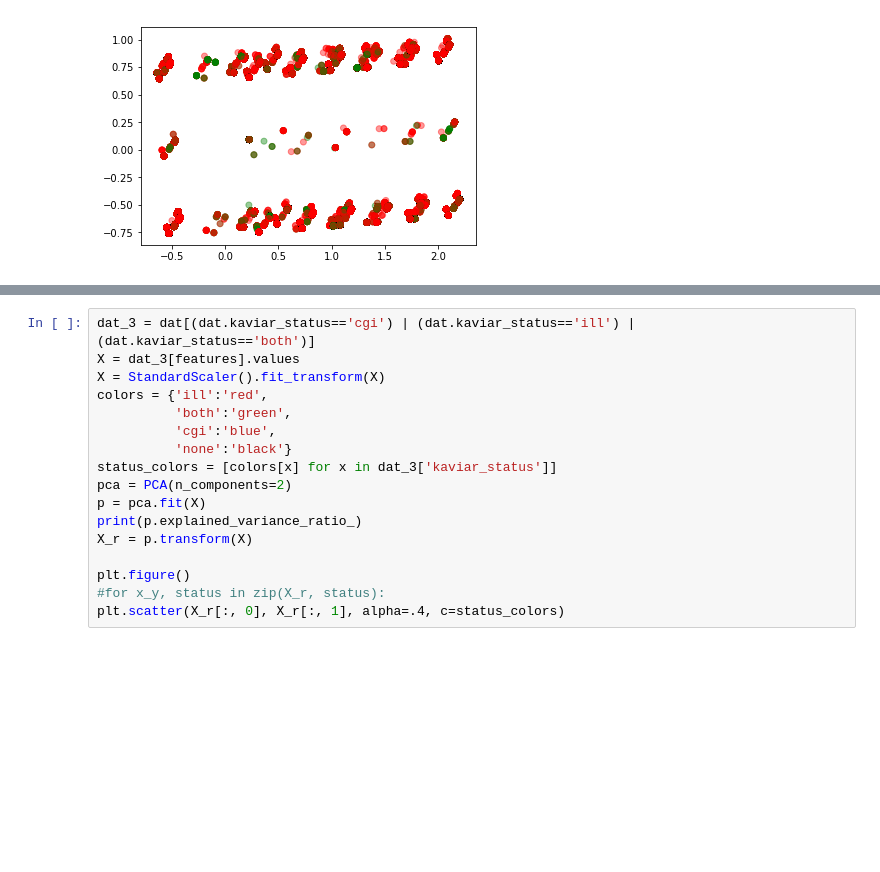
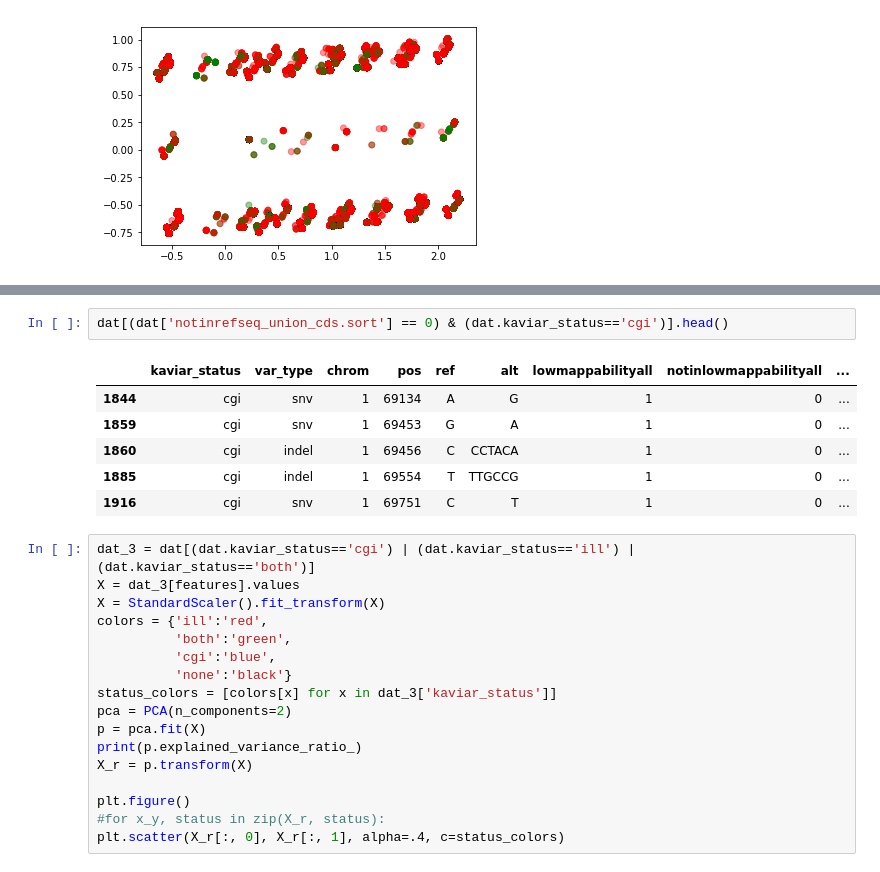
Before and after one commit to bmennis/explore-cgi, a Jupyter notebook: notebooks/kaviar-pca.ipynb, the cells around one changed output, grey strips where cells are left out. Cells and saved outputs as stored; diff of their text form; blank space fills up the shorter version.

```diff
--- a/notebooks/kaviar-pca.ipynb
+++ b/notebooks/kaviar-pca.ipynb
@@ -114,3 +125,12 @@ plt.scatter(X_r[:, 0], X_r[:, 1], alpha=.4, c=status_colors)
+# %%
+dat[(dat['notinrefseq_union_cds.sort'] == 0) & (dat.kaviar_status=='cgi')].head()
+# %% [output]
+|  | kaviar_status | var_type | chrom | pos | ref | alt | lowmappabilityall | notinlowmappabilityall | ... |
+| 1844 | cgi | snv | 1 | 69134 | A | G | 1 | 0 | ... |
+| 1859 | cgi | snv | 1 | 69453 | G | A | 1 | 0 | ... |
+| 1860 | cgi | indel | 1 | 69456 | C | CCTACA | 1 | 0 | ... |
+| 1885 | cgi | indel | 1 | 69554 | T | TTGCCG | 1 | 0 | ... |
+| 1916 | cgi | snv | 1 | 69751 | C | T | 1 | 0 | ... |
 # %%
 dat_3 = dat[(dat.kaviar_status=='cgi') | (dat.kaviar_status=='ill') | (dat.kaviar_status=='both')]
 X = dat_3[features].values
```
Also changed, not shown: parts of 4 cells of this notebook, 3 other files.
